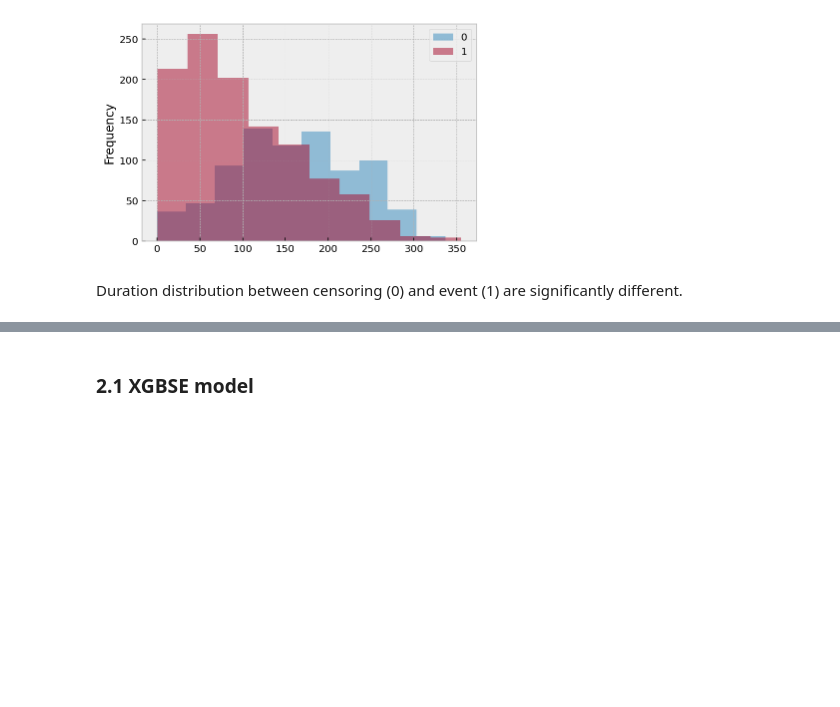
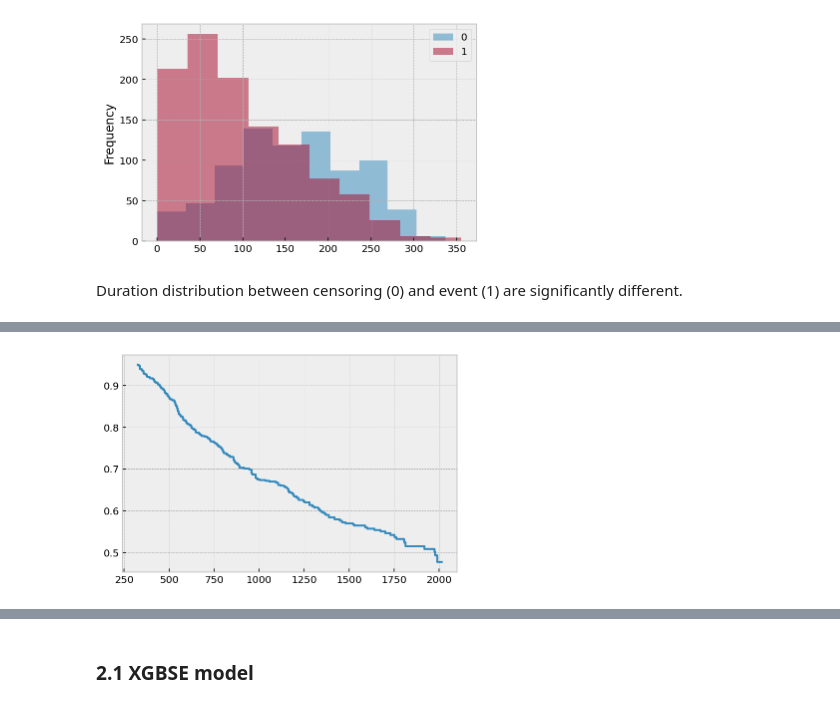
Before and after one commit to skurvival/sandbox, a Jupyter notebook: XGBSE_Scikit.ipynb, the cells around one changed output, grey strips where cells are left out. Cells and saved outputs as stored; diff of their text form; code cells hidden in the pictures; blank space fills up the shorter version.

```diff
--- a/XGBSE_Scikit.ipynb
+++ b/XGBSE_Scikit.ipynb
@@ -79,0 +234,4 @@ Duration distribution between censoring (0) and event (1) are significantly diff
+# %%
+survival_probs = mlr.predict_survival_function(gbsg_X_test, return_array=True)
+print(survival_probs.shape)
+print(survival_probs)
@@ -79,0 +247,4 @@ Duration distribution between censoring (0) and event (1) are significantly diff
+# %%
+plt.step(gbsg_times, survival_probs[0]);
+# %% [output]
+[figure, added]
```
Also changed, not shown: parts of 51 cells of this notebook.
